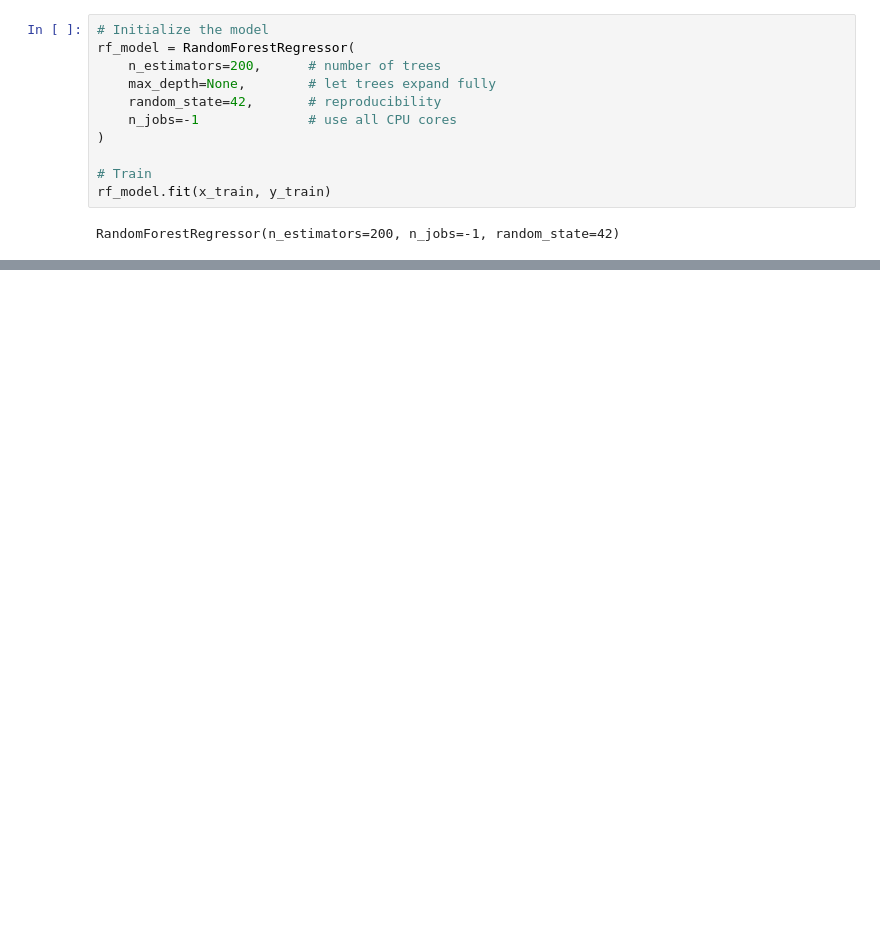
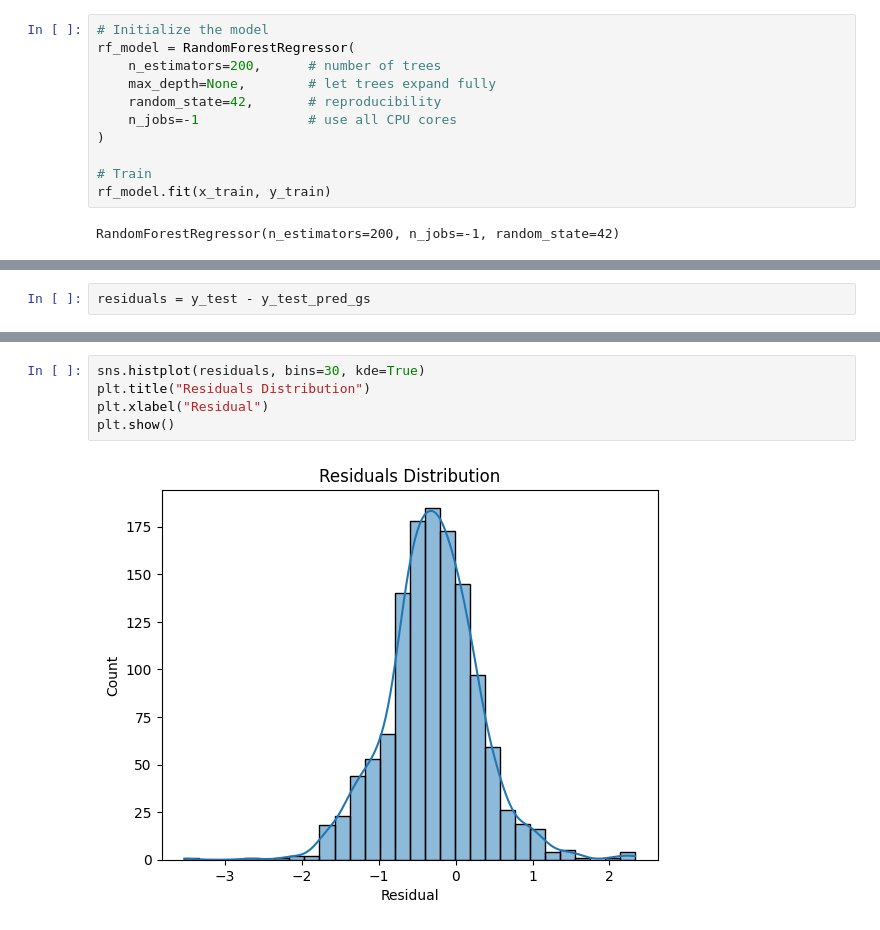
Before and after one commit to Vidusahan/sri-lanka-weather-analysis, a Jupyter notebook: notebooks/Random_forest_regression.ipynb, the cells around one changed output, grey strips where cells are left out. Drawn from its saved outputs; the diff is of its cells as text; blank space fills up the shorter version.

```diff
--- a/notebooks/Random_forest_regression.ipynb
+++ b/notebooks/Random_forest_regression.ipynb
@@ -167,0 +303,2 @@ param_dist = {
+# %%
+residuals = y_test - y_test_pred_gs
@@ -167,0 +312,7 @@ param_dist = {
+# %%
+sns.histplot(residuals, bins=30, kde=True)
+plt.title("Residuals Distribution")
+plt.xlabel("Residual")
+plt.show()
+# %% [output]
+[figure, added]
```
Also changed, not shown: parts of 36 cells of this notebook.
